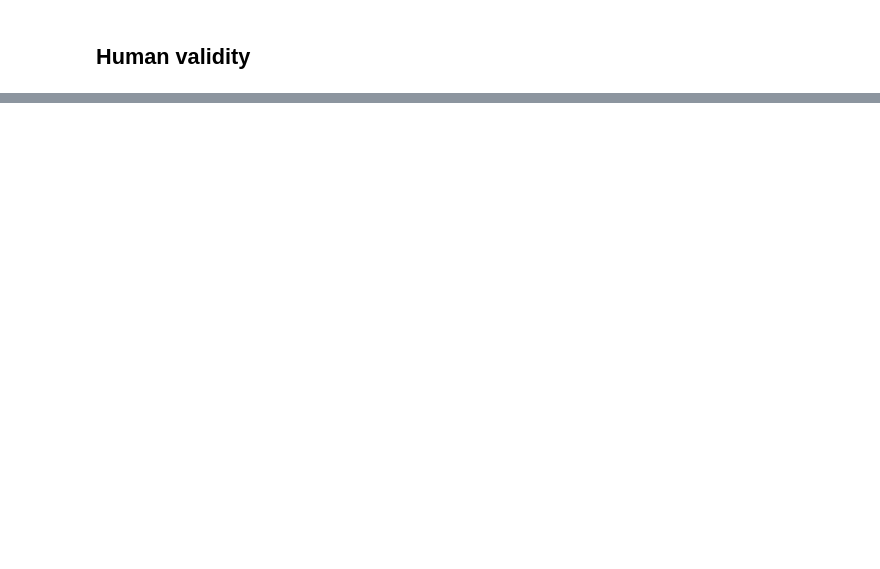
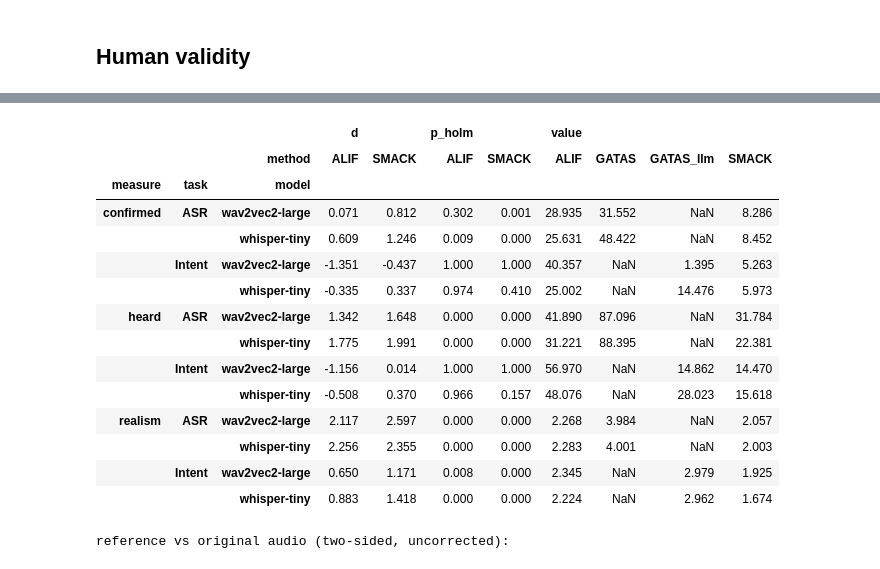
Before and after one commit to oliverweissl/GATAS, a Jupyter notebook: analysis/RQ3_Validity.ipynb, the cells around one changed output, grey strips where cells are left out. Drawn from its saved outputs; the diff is of its cells as text; code cells hidden in the pictures; blank space fills up the shorter version.

```diff
--- a/analysis/RQ3_Validity.ipynb
+++ b/analysis/RQ3_Validity.ipynb
@@ -230,0 +327,74 @@ Clean & 100--100 & 100--100 \\
+# %%
+from stats_utils import holm
+BASE = ["SMACK", "ALIF"]
+MEAS = {"realism": "Realism (1--5)", "heard": "Heard as the original [\\%]", "confirmed": "Human-confirmed success [\\%]"}
+
+def cohen_d(x, y):
+    sd = np.sqrt(((len(x) - 1) * x.var(ddof=1) + (len(y) - 1) * y.var(ddof=1)) / (len(x) + len(y) - 2))
+    return (x.mean() - y.mean()) / sd if sd > 0 else np.nan
+
+rows = []
+for (task, model), g in per_audio.groupby(["task", "model"]):
+    ref = g[g.method == REF[task]]
+    for meas in MEAS:
+        scale = 1 if meas == "realism" else 100
+        vals = {m: g[g.method == m][meas].to_numpy(float) for m in ["Clean", REF[task], *BASE]}
+        ps = [stats.mannwhitneyu(vals[REF[task]], vals[b], alternative="greater").pvalue for b in BASE]
+        ph = holm(ps)
+        p_clean = stats.mannwhitneyu(vals[REF[task]], vals["Clean"], alternative="two-sided").pvalue
+        for m, v in vals.items():
+            row = {"task": task, "model": model, "measure": meas, "method": m, "audios": len(v), "value": scale * v.mean(),
+                   "CI low": scale * np.quantile([v[rng.integers(0, len(v), len(v))].mean() for _ in range(2000)], 0.025),
+                   "CI high": scale * np.quantile([v[rng.integers(0, len(v), len(v))].mean() for _ in range(2000)], 0.975)}
+            if m in BASE:
+                i = BASE.index(m)
+                row.update({"p_holm": ph[i], "d": cohen_d(vals[REF[task]], v), "ref_better": bool(ph[i] < 0.05)})
+            if m == REF[task]:
+                row.update({"p_vs_clean": p_clean, "d_vs_clean": cohen_d(v, vals["Clean"])})
+            rows.append(row)
+tests = pd.DataFrame(rows)
+tests.round(4).to_csv("_tables/rq3_human_tests.csv", index=False)
+display(tests[tests.method != "Clean"].round(3).pivot_table(index=["measure", "task", "model"], columns="method", values=["value", "p_holm", "d"]).round(3))
+print("reference vs original audio (two-sided, uncorrected):")
+display(tests[tests.method.isin(REF.values())][["task", "model", "measure", "value", "p_vs_clean", "d_vs_clean"]].round(4))
+print("reference significantly better than a baseline:", int(tests.ref_better.sum()), "of", int(tests.ref_better.notna().sum()))
+print("effect sizes of the significant ones:", tests[tests.ref_better == True].d.pipe(lambda s: {"large": int((s > 1).sum()), "medium": int(((s > .5) & (s <= 1)).sum()), "small": int((s <= .5).sum())}))
+
+import paper_tables as pt
+CONF = [("whisper-tiny", "ASR"), ("whisper-tiny", "Intent"), ("wav2vec2-large", "ASR"), ("wav2vec2-large", "Intent")]
+def tcell(meas, model, task, kind):
+    method = "Clean" if kind == "Clean" else REF[task] if kind == "ours" else kind
+    r = tests[(tests.measure == meas) & (tests.model == model) & (tests.task == task) & (tests.method == method)]
+    if not len(r): return "--"
+    r = r.iloc[0]
+    text = f"{r.value:.2f}" if meas == "realism" else f"{r.value:.1f}"
+    return text + (pt.bullet(r.d) if kind in BASE and r.ref_better else "")
+lines = [r"\begin{table*}[t]", r"\caption{Human study (RQ\textsubscript{3}): mean over audios. Colored bullets indicate statistically significant differences relative to \tool in ASR and \gllm in intent matching, with colors representing effect sizes (\autoref{sec:metrics}).}",
+         r"\label{tab:human}", r"\centering", r"\footnotesize", r"\adjustbox{max width=\textwidth}{%", r"\begin{tabular}{lcccc}\toprule",
+         r" & \multicolumn{2}{c}{Whisper-tiny} & \multicolumn{2}{c}{wav2vec2-large} \\", r"\cmidrule(lr){2-3}\cmidrule(lr){4-5}",
+         r" & ASR & Intent & ASR & Intent \\ \midrule"]
+for meas, label in MEAS.items():
+    lines.append(rf"\multicolumn{{5}}{{l}}{{\emph{{{label}}}}} \\")
+    for kind, name in (("Clean", "Original audio"), ("ours", r"\tool / \gllm"), ("SMACK", r"\smack"), ("ALIF", r"\alif")):
+        lines.append(f"{name} & " + " & ".join(tcell(meas, m, t, kind) for m, t in CONF) + r" \\")
+    lines.append(r"\midrule" if meas != "confirmed" else "")
+lines = [l for l in lines if l] + [r"\bottomrule", r"\end{tabular}}", r"\end{table*}"]
+open("_tables/rq3_human.tex", "w").write("\n".join(lines) + "\n")
+print("\n".join(lines))
+# %% [output]
+|  |  |  | d |  | p_holm |  | value |  |  |  |
+|  |  | method | ALIF | SMACK | ALIF | SMACK | ALIF | GATAS | GATAS_llm | SMACK |
+| measure | task | model |  |  |  |  |  |  |  |  |
+| confirmed | ASR | wav2vec2-large | 0.071 | 0.812 | 0.302 | 0.001 | 28.935 | 31.552 | NaN | 8.286 |
+|  |  | whisper-tiny | 0.609 | 1.246 | 0.009 | 0.000 | 25.631 | 48.422 | NaN | 8.452 |
+|  | Intent | wav2vec2-large | -1.351 | -0.437 | 1.000 | 1.000 | 40.357 | NaN | 1.395 | 5.263 |
+|  |  | whisper-tiny | -0.335 | 0.337 | 0.974 | 0.410 | 25.002 | NaN | 14.476 | 5.973 |
+| heard | ASR | wav2vec2-large | 1.342 | 1.648 | 0.000 | 0.000 | 41.890 | 87.096 | NaN | 31.784 |
+|  |  | whisper-tiny | 1.775 | 1.991 | 0.000 | 0.000 | 31.221 | 88.395 | NaN | 22.381 |
+|  | Intent | wav2vec2-large | -1.156 | 0.014 | 1.000 | 1.000 | 56.970 | NaN | 14.862 | 14.470 |
+|  |  | whisper-tiny | -0.508 | 0.370 | 0.966 | 0.157 | 48.076 | NaN | 28.023 | 15.618 |
+| realism | ASR | wav2vec2-large | 2.117 | 2.597 | 0.000 | 0.000 | 2.268 | 3.984 | NaN | 2.057 |
+|  |  | whisper-tiny | 2.256 | 2.355 | 0.000 | 0.000 | 2.283 | 4.001 | NaN | 2.003 |
+|  | Intent | wav2vec2-large | 0.650 | 1.171 | 0.008 | 0.000 | 2.345 | NaN | 2.979 | 1.925 |
+|  |  | whisper-tiny | 0.883 | 1.418 | 0.000 | 0.000 | 2.224 | NaN | 2.962 | 1.674 |
+reference vs original audio (two-sided, uncorrected):
```
Also changed, not shown: parts of 8 cells of this notebook, 2 other files.
